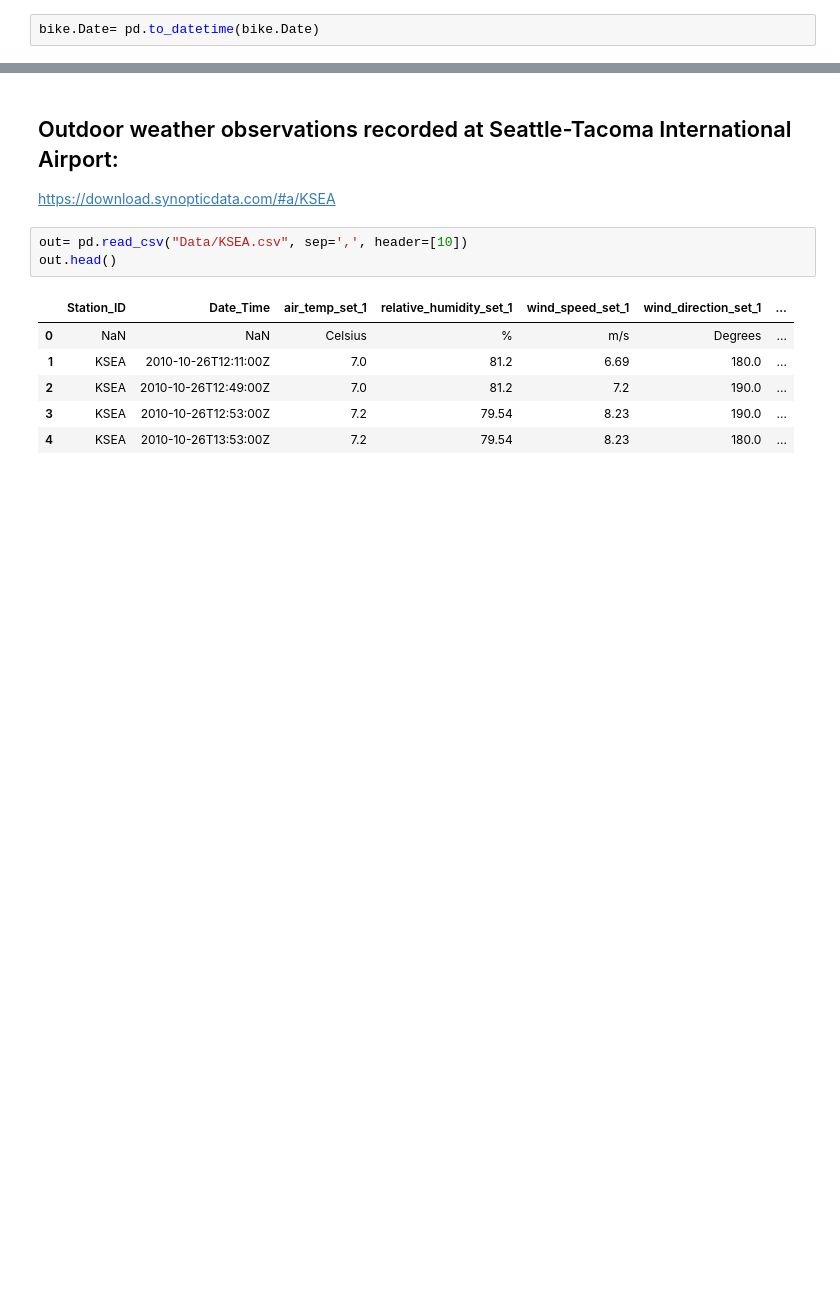
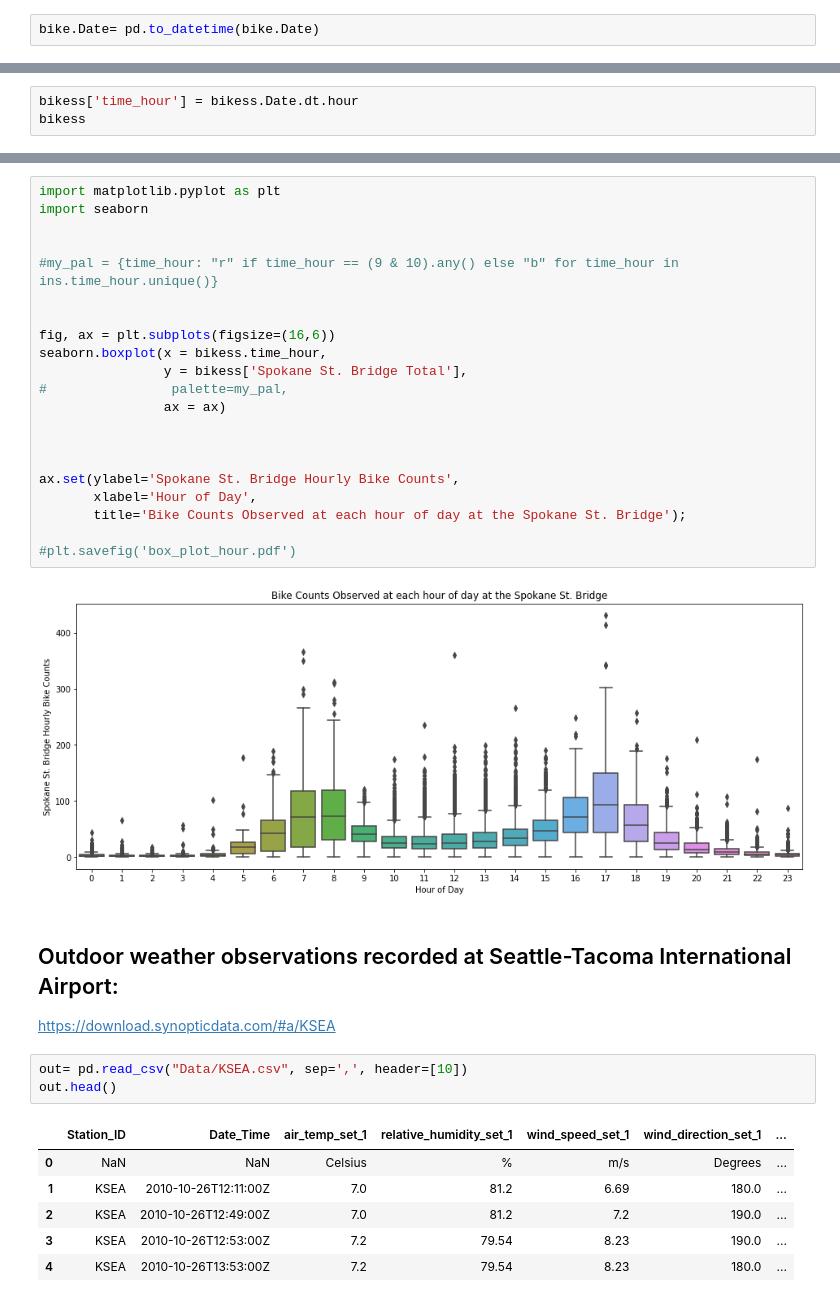
Before and after one commit to aworthyperson/Bike_Counters_Air_Quality, a Jupyter notebook: Import_combine_data.ipynb, the cells around one changed output, grey strips where cells are left out. Drawn from its saved outputs; the diff is of its cells as text; blank space fills up the shorter version.

```diff
--- a/Import_combine_data.ipynb
+++ b/Import_combine_data.ipynb
@@ -53,0 +183,3 @@ ax.set_ylabel("Fremont Bridge Daily Bike Counts",color='k',fontsize=14);
+# %%
+bikess['time_hour'] = bikess.Date.dt.hour
+bikess
@@ -54,3 +200,26 @@ ax.set_ylabel("Fremont Bridge Daily Bike Counts",color='k',fontsize=14);
+# %%
+import matplotlib.pyplot as plt
+import seaborn
+
+
+#my_pal = {time_hour: "r" if time_hour == (9 & 10).any() else "b" for time_hour in ins.time_hour.unique()}
+
+
+fig, ax = plt.subplots(figsize=(16,6))
+seaborn.boxplot(x = bikess.time_hour,
+                y = bikess['Spokane St. Bridge Total'],
+#                palette=my_pal,
+                ax = ax)
+
+
+
+ax.set(ylabel='Spokane St. Bridge Hourly Bike Counts',
+       xlabel='Hour of Day',
+       title='Bike Counts Observed at each hour of day at the Spokane St. Bridge');
+
+#plt.savefig('box_plot_hour.pdf')
+# %% [output]
+[figure, added]
 # %% [markdown]
 ## Outdoor weather observations recorded at Seattle-Tacoma International Airport:
 https://download.synopticdata.com/#a/KSEA
```
Also changed, not shown: parts of 13 cells of this notebook, 1 other file.
